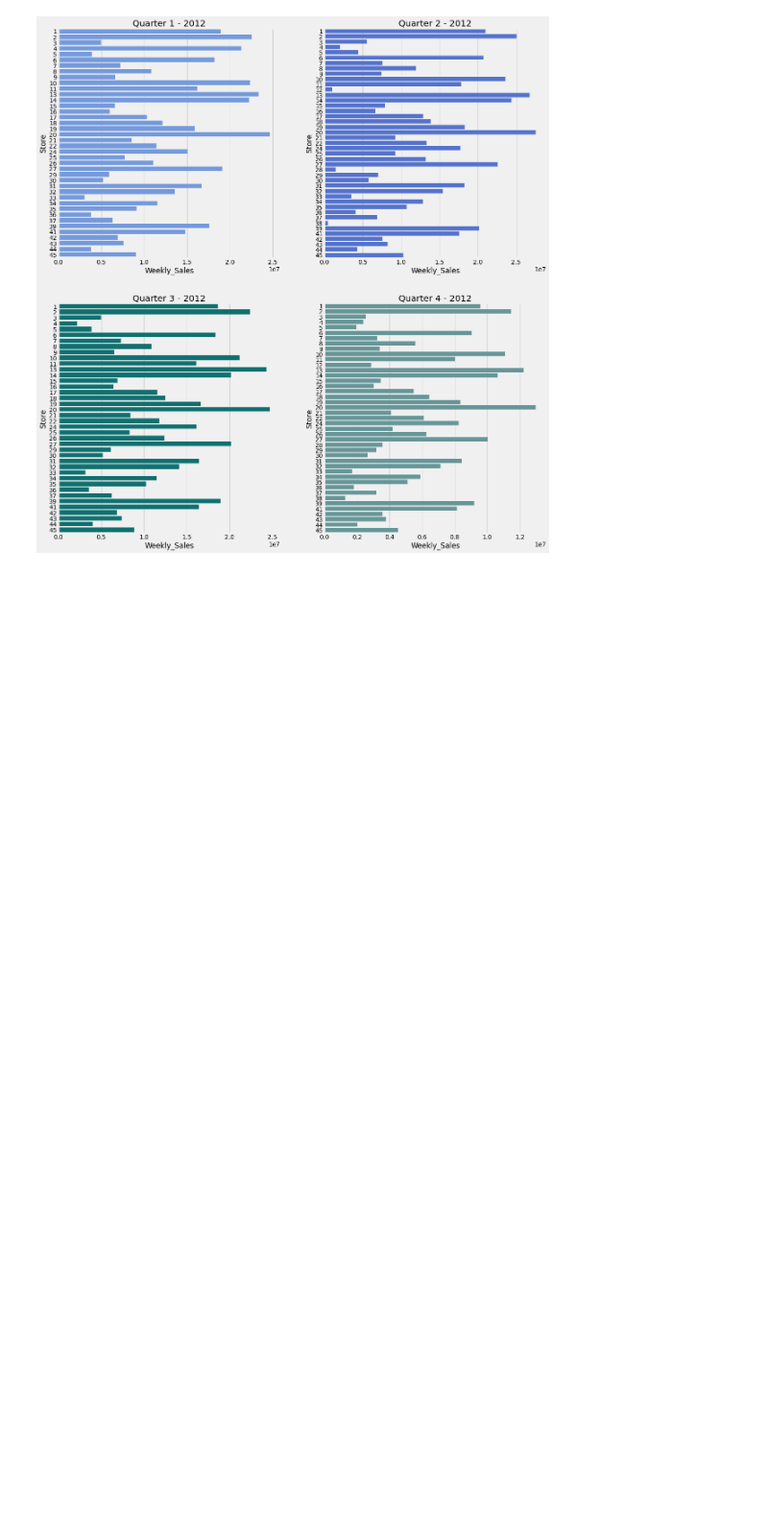
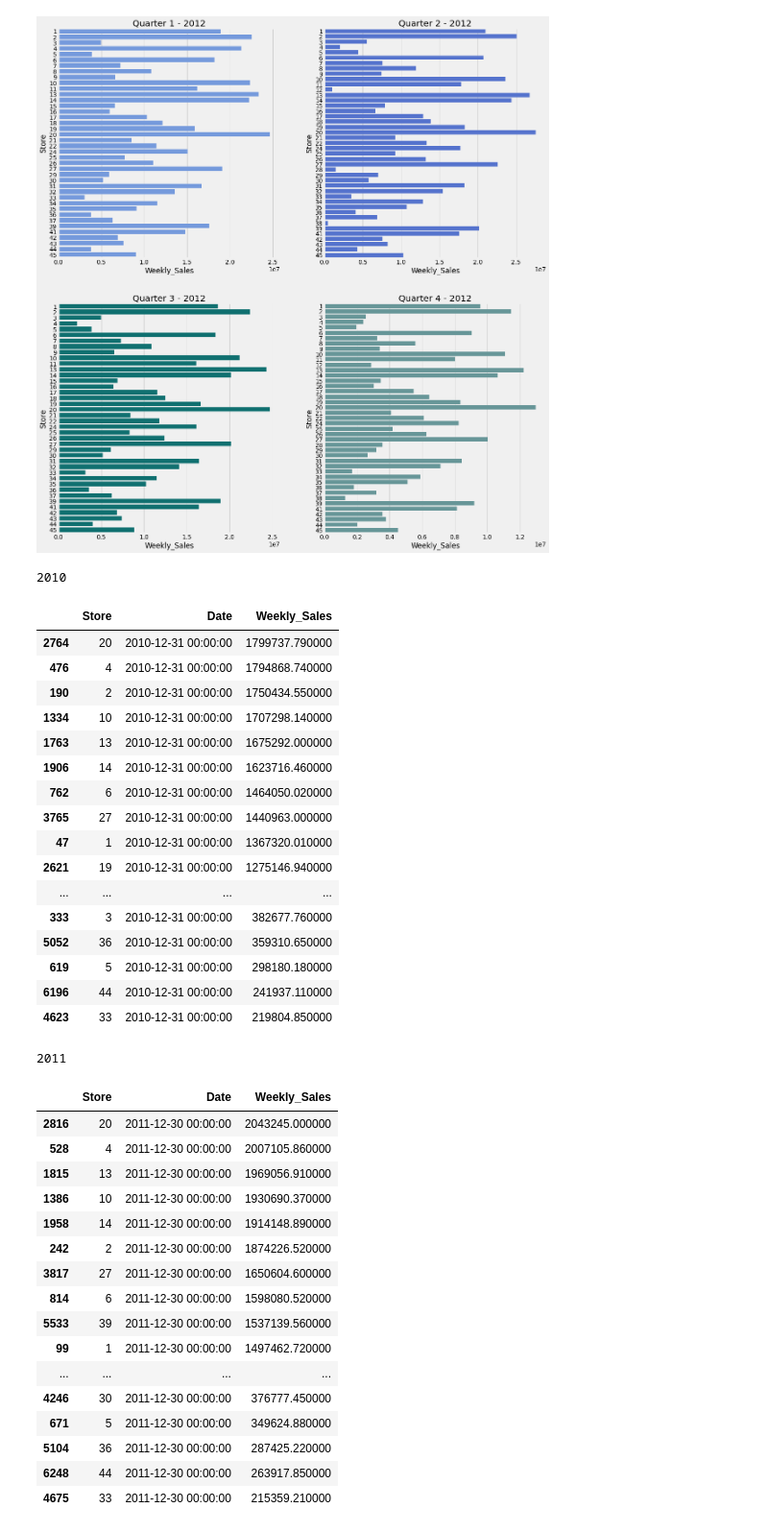
Before and after one commit to abakashi/dnc_deliverable2_walmart, a Jupyter notebook: Deliverable__2_mc_g1.ipynb, the cells around one changed output. Shown: that part at 96% size. Saved outputs shown, nothing was run; the diff lists cells and outputs as text; code cells hidden in the pictures; blank space fills up the shorter version.

Commit message:
Criada mais uma função para mostrar dataframes lado a lado e início dos estudos dos dataframes referentes às semanas de feriado.

```diff
--- a/Deliverable__2_mc_g1.ipynb
+++ b/Deliverable__2_mc_g1.ipynb
@@ -120,7 +123,6 @@ def q_sale_wksl_plotter(dataframe, year):
 
 
   fig, ax = plt.subplots(2, 2, figsize=(18, 20))
-  sns.color_palette("ch:s=.25,rot=-.25", as_cmap=True)
   sns.barplot(x=q1['Weekly_Sales'],y=q1['Store'], orient='h',
               ax=ax[0,0], color="cornflowerblue")
   ax[0,0].set_title(f'Quarter 1 - {year}')
@@ -134,6 +136,20 @@ def q_sale_wksl_plotter(dataframe, year):
               ax=ax[1,1], color="cadetblue")
   ax[1,1].set_title(f'Quarter 4 - {year}')
   plt.show()
+
+# Definindo função que mostra mais de 1 dataframe por saída
+def display_side_by_side(dfs:list, captions:list):
+    """Display tables side by side to save vertical space
+    Input:
+        dfs: list of pandas.DataFrame
+        captions: list of table captions
+    """
+    output = ""
+    combined = dict(zip(captions, dfs))
+    for caption, df in combined.items():
+        output += df.style.set_table_attributes("style='display:inline'").set_caption(caption)._repr_html_()
+        output += "\xa0\xa0\xa0"
+    display(HTML(output))
 # %%
 #Checando se as variáveis têm valores nulos
 variaveis = list(dataset.columns)
@@ -246,7 +262,54 @@ q_sale_wksl_plotter(ds_no_out, 2012)
 # %%
 # Filtrando o dataset por vendas nos feriados de natal (Usando dataset sem Outliers)
 ds_christmas = df_weekfilter(ds_no_out, week_getter(christmas_dates))
 ds_thanksgiving = df_weekfilter(ds_no_out, week_getter(thanksgiving_dates))
 ds_labourday = df_weekfilter(ds_no_out, week_getter(labourday_dates))
 ds_superbowl = df_weekfilter(ds_no_out, week_getter(superbowl_dates))
 #ds_christmas.groupby('Store').sum().sort_values('Weekly_Sales', ascending=False)
+
+
+# Observando quais lojas mais venderam no feriado do Natal de 2010
+chr_2010 = ds_christmas[['Store', 'Date', 'Weekly_Sales']][ds_christmas['Date'
+          ].dt.year == 2010].sort_values('Weekly_Sales', ascending=False)
+
+chr_2011 = ds_christmas[['Store', 'Date', 'Weekly_Sales']][ds_christmas['Date'
+          ].dt.year == 2011].sort_values('Weekly_Sales', ascending=False)
+
+display_side_by_side([chr_2010, chr_2011], ['2010', '2011'])
+# %% [output]
+2010
+|  | Store | Date | Weekly_Sales |
+| 2764 | 20 | 2010-12-31 00:00:00 | 1799737.790000 |
+| 476 | 4 | 2010-12-31 00:00:00 | 1794868.740000 |
+| 190 | 2 | 2010-12-31 00:00:00 | 1750434.550000 |
+| 1334 | 10 | 2010-12-31 00:00:00 | 1707298.140000 |
+| 1763 | 13 | 2010-12-31 00:00:00 | 1675292.000000 |
+| 1906 | 14 | 2010-12-31 00:00:00 | 1623716.460000 |
+| 762 | 6 | 2010-12-31 00:00:00 | 1464050.020000 |
+| 3765 | 27 | 2010-12-31 00:00:00 | 1440963.000000 |
+| 47 | 1 | 2010-12-31 00:00:00 | 1367320.010000 |
+| 2621 | 19 | 2010-12-31 00:00:00 | 1275146.940000 |
+| ... | ... | ... | ... |
+| 333 | 3 | 2010-12-31 00:00:00 | 382677.760000 |
+| 5052 | 36 | 2010-12-31 00:00:00 | 359310.650000 |
+| 619 | 5 | 2010-12-31 00:00:00 | 298180.180000 |
+| 6196 | 44 | 2010-12-31 00:00:00 | 241937.110000 |
+| 4623 | 33 | 2010-12-31 00:00:00 | 219804.850000 |
+2011
+|  | Store | Date | Weekly_Sales |
+| 2816 | 20 | 2011-12-30 00:00:00 | 2043245.000000 |
+| 528 | 4 | 2011-12-30 00:00:00 | 2007105.860000 |
+| 1815 | 13 | 2011-12-30 00:00:00 | 1969056.910000 |
+| 1386 | 10 | 2011-12-30 00:00:00 | 1930690.370000 |
+| 1958 | 14 | 2011-12-30 00:00:00 | 1914148.890000 |
+| 242 | 2 | 2011-12-30 00:00:00 | 1874226.520000 |
+| 3817 | 27 | 2011-12-30 00:00:00 | 1650604.600000 |
+| 814 | 6 | 2011-12-30 00:00:00 | 1598080.520000 |
+| 5533 | 39 | 2011-12-30 00:00:00 | 1537139.560000 |
+| 99 | 1 | 2011-12-30 00:00:00 | 1497462.720000 |
+| ... | ... | ... | ... |
+| 4246 | 30 | 2011-12-30 00:00:00 | 376777.450000 |
+| 671 | 5 | 2011-12-30 00:00:00 | 349624.880000 |
+| 5104 | 36 | 2011-12-30 00:00:00 | 287425.220000 |
+| 6248 | 44 | 2011-12-30 00:00:00 | 263917.850000 |
+| 4675 | 33 | 2011-12-30 00:00:00 | 215359.210000 |
```
Also changed, not shown: parts of 2 cells of this notebook.
